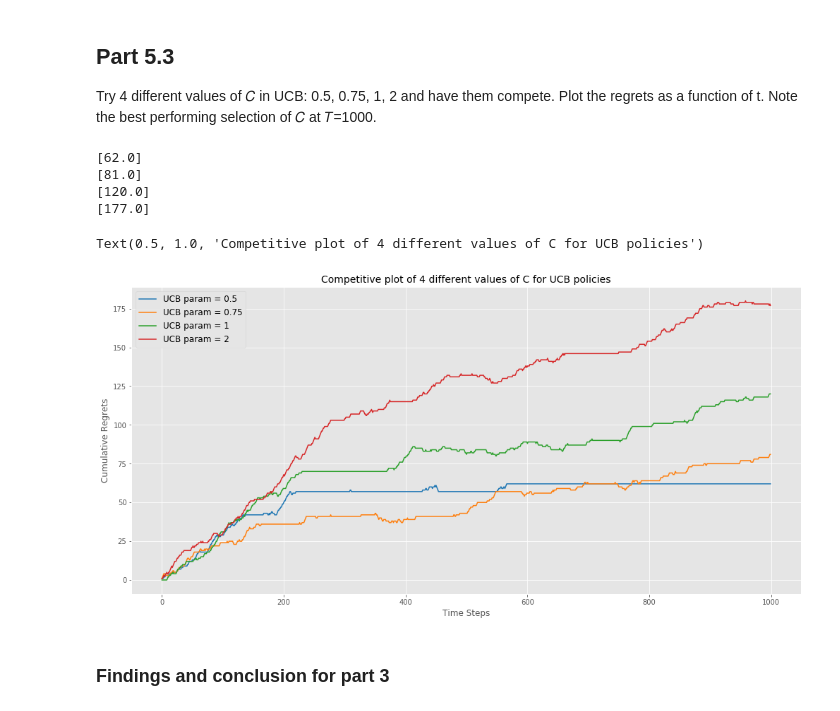
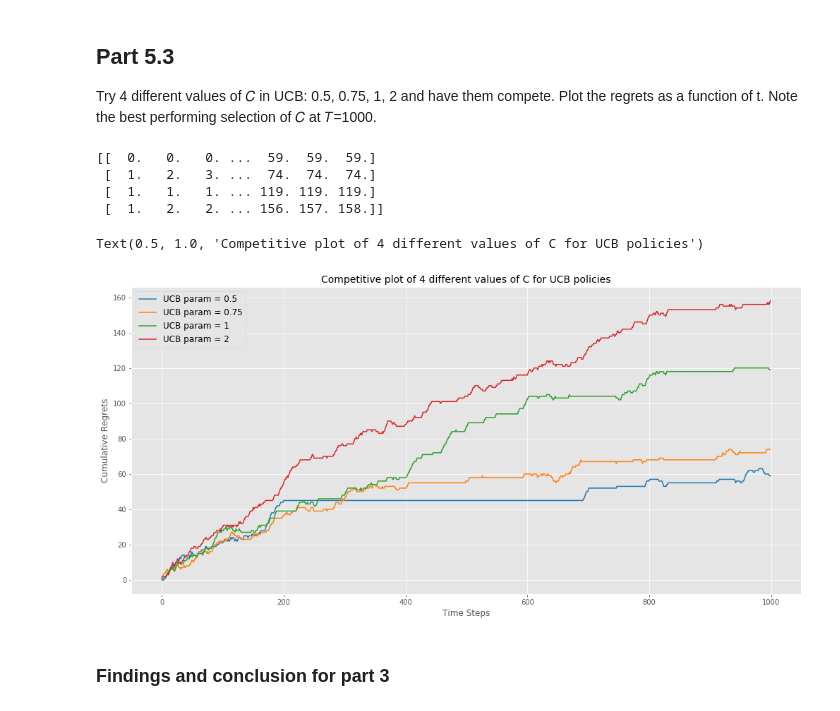
Before and after one commit to Chenghan-Sun/DS-Projects, a Jupyter notebook: multiarmed_bandit/Chenghan-Sun-homework2.ipynb, the cells around one changed output. Drawn from its saved outputs; the diff is of its cells as text; code cells hidden in the pictures.

```diff
--- a/multiarmed_bandit/Chenghan-Sun-homework2.ipynb
+++ b/multiarmed_bandit/Chenghan-Sun-homework2.ipynb
@@ -129,11 +116,10 @@ def run_trajectory(bandit, policies, T):
     return regrets
 # %%
 # test code, do not change
+# np.random.seed(15)
 t1 = time.time()
 num_arms = SimpleBandit().num_arms
-p = RandomPolicy(num_arms)
-policies = [p]
-regrets = [run_trajectory(SimpleBandit(), policies, 1000) for _ in range(10)]
+regrets = [run_trajectory(SimpleBandit(), [RandomPolicy(num_arms)], 1000) for _ in range(10)]
 print('Time Usage : {}'.format(time.time() - t1))
 print(regrets)
 np.mean(regrets)
@@ -443,20 +390,24 @@ def run_trajectory(bandit, policies, T):
         regrets history of each policy in list, like
         [regrets_history, regrets_history, ...]
     """
+    regrets_history = []
     arms_cumulative_rewards = np.zeros(len(policies))  # initialize the policy space
-    regrets_history = []
+    rewards_history = np.zeros((len(policies), T))
     for t in range(T):  # iterate all time steps
-        selected_arms = [p.select_arm() for p in policies]  # select random arm T times under each policy
+        selected_arms = []
+        for i, p in enumerate(policies):
+            global CurRewardList
+            CurRewardList = rewards_history[i]
+            selected_arms.append(p.select_arm())  # select random arm T times under each policy
+
         arms_current_rewards = bandit.pull(selected_arms)  # pull, pass to policy class
-
-        global CurRewardList
-        CurRewardList.append(arms_current_rewards[0])
+        for i in range(len(policies)):
+            rewards_history[i, t] = arms_current_rewards[i]
 
         arms_cumulative_rewards += arms_current_rewards
         regrets = [np.amax(bandit.total_rewards) - cu_reward for cu_reward in arms_cumulative_rewards]
-        # print(f"The regret at the {t}th time step for the {len(policies)} arms: \033[91m{regrets}\033[0m")
         regrets_history.append(regrets)
-    return regrets_history
+    return np.array(regrets_history)
 # %% [markdown]
 ## Part 5.2
 
@@ -500,33 +449,31 @@ Text(0.5, 1.0, 'Competitive plot of 4 different values of epsilon for epsilon-gr
 Try 4 different values of  𝐶  in UCB: 0.5, 0.75, 1, 2 and have them compete. Plot the regrets as a function of t. Note the best performing selection of 𝐶 at 𝑇=1000.
 # %%
 # Part 3 code, output your plot
-# np.random.seed(5)
 # run four policies
 num_arms = SimpleBandit().num_arms
 policies = [UCB(num_arms, 0.5), UCB(num_arms, 0.75), UCB(num_arms, 1), UCB(num_arms, 2)]
-regrets_history_ucb = {}
-for tmp_policy in policies:
-    CurRewardList = []
-    regrets_history_ucb[tmp_policy] = modified_run_trajectory(SimpleBandit(), [tmp_policy], 1000)
-    print(regrets_history_ucb[tmp_policy][-1])
+
+regrets_history_ucb = run_trajectory(SimpleBandit(), policies, 1000)
+regrets_history_ucb = np.transpose(regrets_history_ucb)  # transpose
+print(regrets_history_ucb)
 
 # plot
 plt.figure(figsize=(17, 8))
-plt.plot(range(1000), regrets_history_ucb[policies[0]], '-', label='UCB param = 0.5', color=colors[0])
-plt.plot(range(1000), regrets_history_ucb[policies[1]], '-', label='UCB param = 0.75', color=colors[1])
-plt.plot(range(1000), regrets_history_ucb[policies[2]], '-', label='UCB param = 1', color=colors[2])
-plt.plot(range(1000), regrets_history_ucb[policies[3]], '-', label='UCB param = 2', color=colors[3])
+plt.plot(range(1000), regrets_history_ucb[0], '-', label='UCB param = 0.5', color=colors[0])
+plt.plot(range(1000), regrets_history_ucb[1], '-', label='UCB param = 0.75', color=colors[1])
+plt.plot(range(1000), regrets_history_ucb[2], '-', label='UCB param = 1', color=colors[2])
+plt.plot(range(1000), regrets_history_ucb[3], '-', label='UCB param = 2', color=colors[3])
 plt.legend(fontsize=12)
 plt.xlabel('Time Steps', fontsize=12)
 plt.ylabel('Cumulative Regrets', fontsize=12)
 plt.title("Competitive plot of 4 different values of C for UCB policies", fontsize=14)
 # %% [output]
-[62.0]
-[81.0]
-[120.0]
-[177.0]
+[[  0.   0.   0. ...  59.  59.  59.]
+ [  1.   2.   3. ...  74.  74.  74.]
+ [  1.   1.   1. ... 119. 119. 119.]
+ [  1.   2.   2. ... 156. 157. 158.]]
 Text(0.5, 1.0, 'Competitive plot of 4 different values of C for UCB policies')
-[figure, old version]
+[figure, new version]
 # %% [markdown]
 ### Findings and conclusion for part 3
 # %% [markdown]
```
Also changed, not shown: parts of 12 cells of this notebook.
